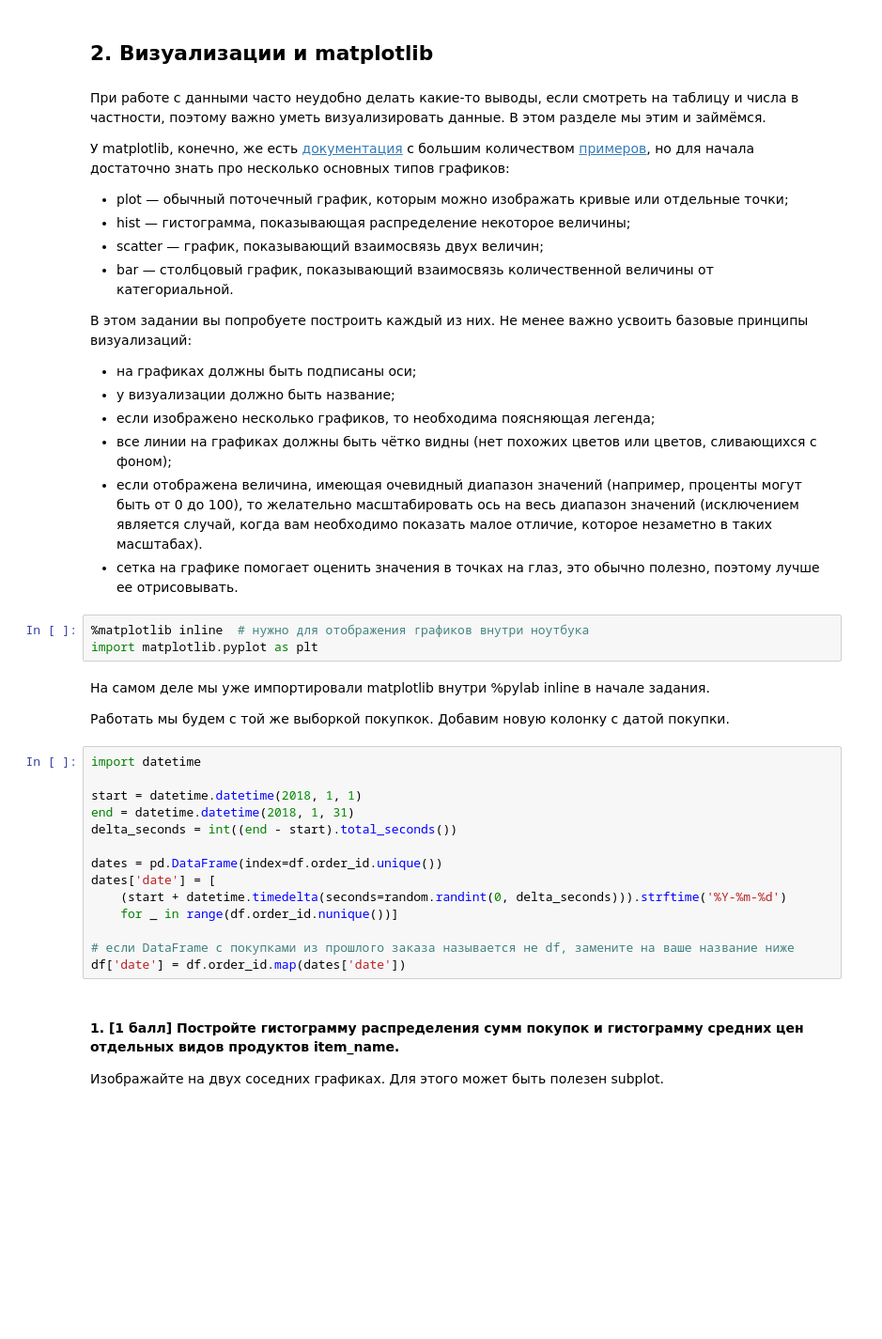
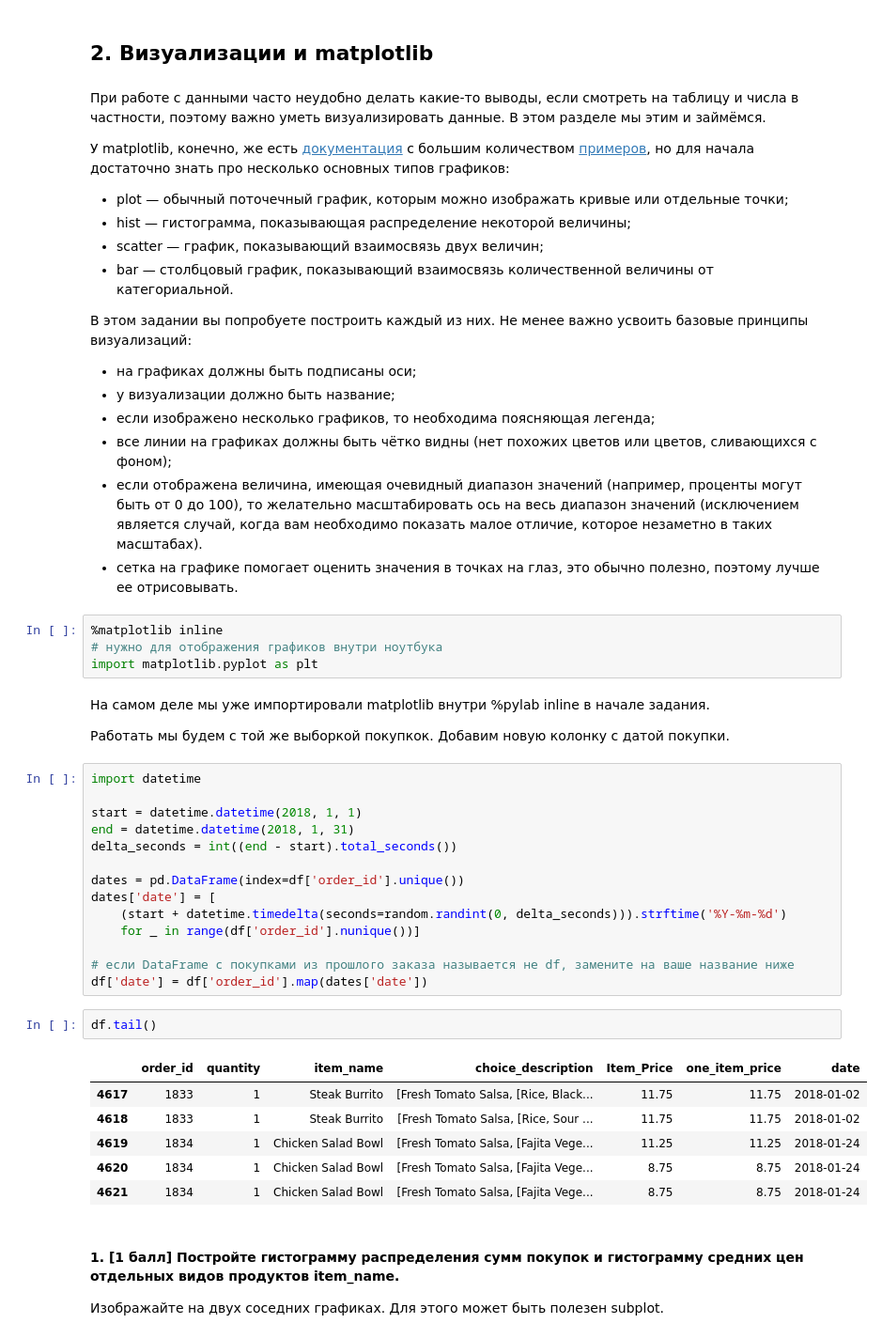
Before and after one commit to hse-mlearn/ha-01-Kedo-Aleksei, a Jupyter notebook: homework-practice-01.ipynb, the cells around one changed output. Shown: that part at 94% size. Drawn from its saved outputs; the diff is of its cells as text; blank space fills up the shorter version.

```diff
--- a/homework-practice-01.ipynb
+++ b/homework-practice-01.ipynb
@@ -299,7 +299,7 @@ new_df.to_csv('new_df.csv', header=False, index=False)
 
 У matplotlib, конечно, же есть [документация](https://matplotlib.org/users/index.html) с большим количеством [примеров](https://matplotlib.org/examples/), но для начала достаточно знать про несколько основных типов графиков:
 - plot — обычный поточечный график, которым можно изображать кривые или отдельные точки;
-- hist — гистограмма, показывающая распределение некоторое величины;
+- hist — гистограмма, показывающая распределение некоторой величины;
 - scatter — график, показывающий взаимосвязь двух величин;
 - bar — столбцовый график, показывающий взаимосвязь количественной величины от категориальной.
 
@@ -311,7 +311,8 @@ new_df.to_csv('new_df.csv', header=False, index=False)
 - если отображена величина, имеющая очевидный диапазон значений (например, проценты могут быть от 0 до 100), то желательно масштабировать ось на весь диапазон значений (исключением является случай, когда вам необходимо показать малое отличие, которое незаметно в таких масштабах).
 - сетка на графике помогает оценить значения в точках на глаз, это обычно полезно, поэтому лучше ее отрисовывать.
 # %%
-%matplotlib inline  # нужно для отображения графиков внутри ноутбука
+%matplotlib inline
+# нужно для отображения графиков внутри ноутбука
 import matplotlib.pyplot as plt
 # %% [markdown]
 На самом деле мы уже импортировали matplotlib внутри %pylab inline в начале задания.
@@ -324,13 +325,22 @@ start = datetime.datetime(2018, 1, 1)
 end = datetime.datetime(2018, 1, 31)
 delta_seconds = int((end - start).total_seconds())
 
-dates = pd.DataFrame(index=df.order_id.unique())
+dates = pd.DataFrame(index=df['order_id'].unique())
 dates['date'] = [
     (start + datetime.timedelta(seconds=random.randint(0, delta_seconds))).strftime('%Y-%m-%d')
-    for _ in range(df.order_id.nunique())]
+    for _ in range(df['order_id'].nunique())]
 
 # если DataFrame с покупками из прошлого заказа называется не df, замените на ваше название ниже
-df['date'] = df.order_id.map(dates['date'])
+df['date'] = df['order_id'].map(dates['date'])
+# %%
+df.tail()
+# %% [output]
+|  | order_id | quantity | item_name | choice_description | Item_Price | one_item_price | date |
+| 4617 | 1833 | 1 | Steak Burrito | [Fresh Tomato Salsa, [Rice, Black... | 11.75 | 11.75 | 2018-01-02 |
+| 4618 | 1833 | 1 | Steak Burrito | [Fresh Tomato Salsa, [Rice, Sour ... | 11.75 | 11.75 | 2018-01-02 |
+| 4619 | 1834 | 1 | Chicken Salad Bowl | [Fresh Tomato Salsa, [Fajita Vege... | 11.25 | 11.25 | 2018-01-24 |
+| 4620 | 1834 | 1 | Chicken Salad Bowl | [Fresh Tomato Salsa, [Fajita Vege... | 8.75 | 8.75 | 2018-01-24 |
+| 4621 | 1834 | 1 | Chicken Salad Bowl | [Fresh Tomato Salsa, [Fajita Vege... | 8.75 | 8.75 | 2018-01-24 |
 # %% [markdown]
 #### 1. [1 балл] Постройте гистограмму распределения сумм покупок и гистограмму средних цен отдельных видов продуктов item_name.
 
```
Also changed, not shown: parts of 6 cells of this notebook, 1 other file.
